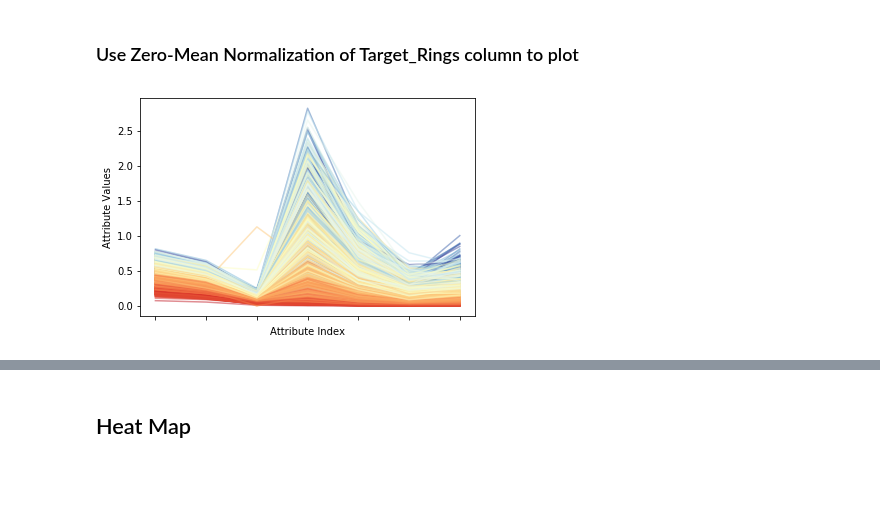
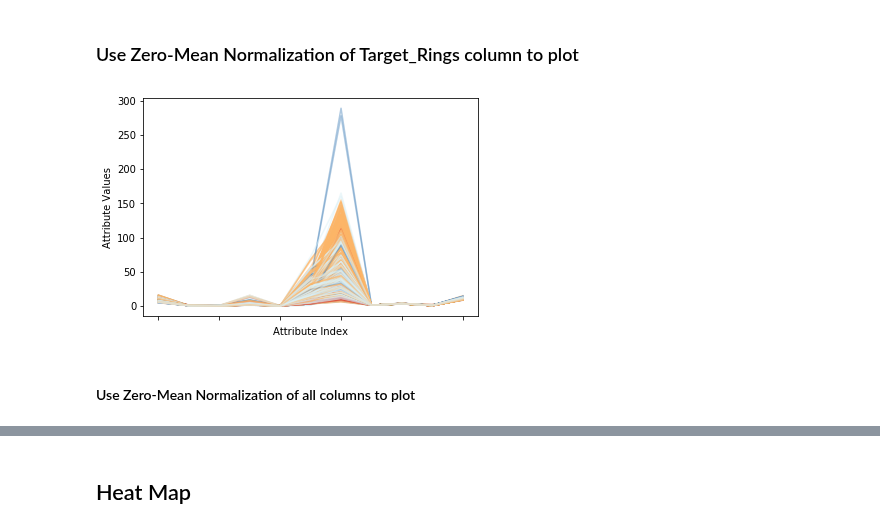
Before and after one commit to Coslate/DataMining_Final, a Jupyter notebook: Machine_Learning_In_Python_Essential_Techniques_For_Predictive_Analysis_CHP2_Wine.ipynb, the cells around one changed output, grey strips where cells are left out. Saved outputs shown, nothing was run; the diff lists cells and outputs as text; code cells hidden in the pictures; blank space fills up the shorter version.

```diff
--- a/Machine_Learning_In_Python_Essential_Techniques_For_Predictive_Analysis_CHP2_Wine.ipynb
+++ b/Machine_Learning_In_Python_Essential_Techniques_For_Predictive_Analysis_CHP2_Wine.ipynb
@@ -6,6 +6,6 @@ import pandas as pd
 import sys
 
 target_url = ("http://archive.ics.uci.edu/ml/machine-learning-databases/wine-quality/winequality-red.csv")
-wine_df_org = pd.read_csv(target_url, header=None, sep=";", prefix = "V")
+wine_df_org = pd.read_csv(target_url, header=0, sep=";", prefix = "V")
 wine_df_org
 # %% [output]
@@ -182,0 +171,13 @@ abalone_df_org
+# %%
+converted_x_list = []
+for x in wine_df_org.values:
+    try:
+        converted_x_list.append([pd.to_numeric(ConvertNum(j)) for j in x])
+    except ValueError:
+        next
+
+wine_df = pd.DataFrame(converted_x_list, columns=wine_df_org.columns)
+wine_df = wine_df.iloc[0:len(wine_df.values), :]
+converted_x_list = wine_df.values
+wine_df = pd.DataFrame(converted_x_list, columns=wine_df_org.columns)
+wine_df
@@ -553,4 +538,4 @@ abalone_df
 # %%
-summary = abalone_df.describe()
+summary = wine_df.describe()
 summary
 # %% [output]
@@ -568,14 +550,0 @@ summary
-# %%
-row_num = len(abalone_df.values)
-col_num = len(abalone_df.columns)
-min_ring = summary.iloc[3, 7]
-max_ring = summary.iloc[7, 7]
-
-for i in range(row_num):
-    data_row = abalone_df.iloc[i, 1:col_num-1]
-    label_color = (abalone_df.iloc[i, col_num-1]-min_ring)/(max_ring-min_ring)
-    data_row.plot(color=plot.cm.RdYlBu(label_color), alpha=0.5)
-
-plot.xlabel("Attribute Index")
-plot.ylabel("Attribute Values")
-plot.show()
@@ -586,19 +553,21 @@ plot.show()
 # %%
 import math
 
-row_num = len(abalone_df.values)
-col_num = len(abalone_df.columns)
-mean_ring = summary.iloc[1, 7]
-std_ring  = summary.iloc[2, 7]
+row_num = len(wine_df.values)
+col_num = len(wine_df.columns)
+mean_quality = summary.iloc[1, col_num-1]
+std_quality  = summary.iloc[2, col_num-1]
 
 for i in range(row_num):
-    data_row = abalone_df.iloc[i, 1:col_num-1]
-    label_color = (abalone_df.iloc[i, col_num-1]-mean_ring)/std_ring
+    data_row = wine_df.iloc[i, 0:col_num-1]
+    label_color = (wine_df.iloc[i, col_num-1]-mean_quality)/std_quality
     label_color = 1/(1+math.exp(-label_color))
     data_row.plot(color=plot.cm.RdYlBu(label_color), alpha=0.5)
 
 plot.xlabel("Attribute Index")
 plot.ylabel("Attribute Values")
 plot.show()
 # %% [output]
-[figure, old version]
+[figure, new version]
+# %% [markdown]
+#### Use Zero-Mean Normalization of all columns to plot
```
Also changed, not shown: parts of 44 cells of this notebook.
